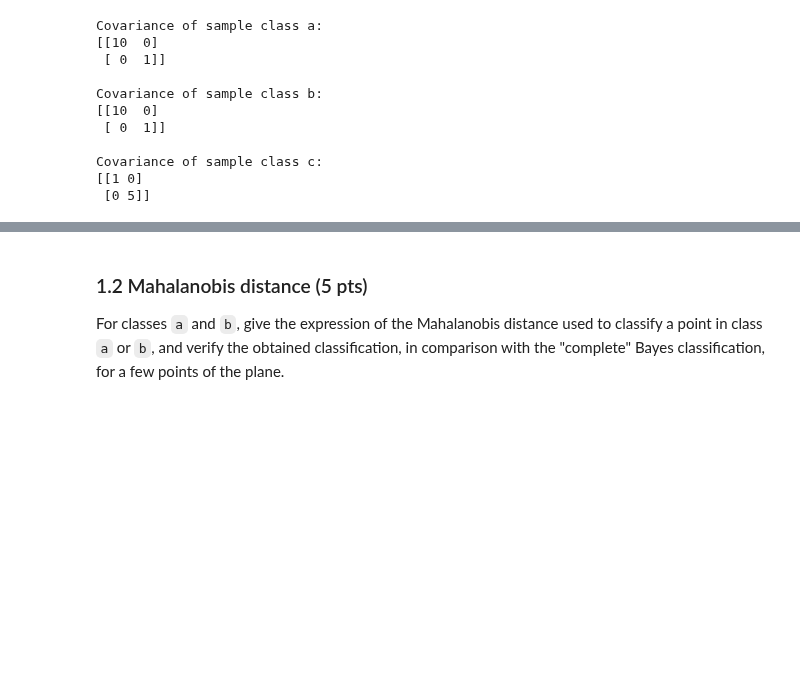
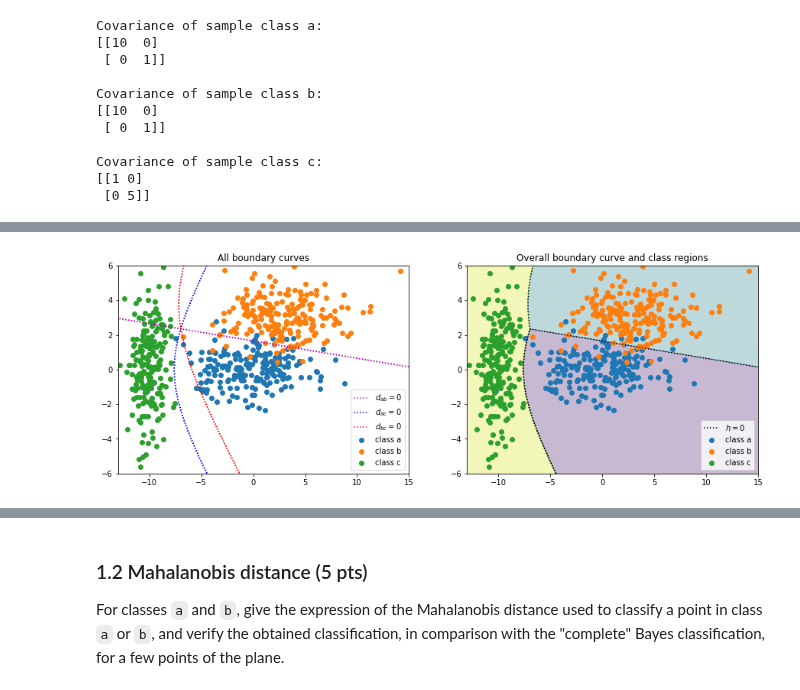
Before and after one commit to Andrea-Oliveri/Image-Processing-Assignements, a Jupyter notebook: Labs/lab_03_classification.ipynb, the cells around one changed output, grey strips where cells are left out. Cells and saved outputs as stored; diff of their text form; code cells hidden in the pictures; blank space fills up the shorter version.

```diff
--- a/Labs/lab_03_classification.ipynb
+++ b/Labs/lab_03_classification.ipynb
@@ -278,19 +250,0 @@ plt.show()
-# %%
-def classify_bayes(X):
-    # (X) 1 datapoint
-    # a -> 0 | b -> 1 | c -> 2
-    x,y = X
-    f = d1(x,y)
-    g = d2(x,y)
-    h = d3(x,y)
-
-    if f >= 0:
-        if g >= 0:
-            return 0
-        else:
-            return 2
-    else:
-        if h >= 0:
-            return 1
-        else:
-            return 2
@@ -412,0 +309,44 @@ Aggregated accuracy over all 3 classes: 0.9616666666666667
+# %%
+x1_min = np.floor(np.min([np.min(a[:,0]), np.min(b[:,0]), np.min(c[:,0])]))
+x1_max = np.ceil (np.max([np.max(a[:,0]), np.max(b[:,0]), np.max(c[:,0])]))
+x2_min = np.floor(np.min([np.min(a[:,1]), np.min(b[:,1]), np.min(c[:,1])]))
+x2_max = np.ceil (np.max([np.max(a[:,1]), np.max(b[:,1]), np.max(c[:,1])]))
+
+# Create 1-D arrays for horizontal and vertical dimensions.
+resolution_mesh = 1000
+x1_list = np.linspace(x1_min, x1_max, resolution_mesh)
+x2_list = np.linspace(x2_min, x2_max, resolution_mesh)
+
+# Create 2-D grid of points filling the whole plot.
+x1_meshgrid, x2_meshgrid = np.meshgrid(x1_list, x2_list)
+d_ab_points = d_ab(x1_meshgrid, x2_meshgrid) > 0
+d_ac_points = d_ac(x1_meshgrid, x2_meshgrid) > 0
+d_bc_points = d_bc(x1_meshgrid, x2_meshgrid) > 0
+h_points    = classify_bayes(x1_meshgrid, x2_meshgrid)
+
+fig, ax = plt.subplots(1, 2, figsize=(15,5))
+
+# Plot contour lines.
+d_ab_contour = ax[0].contour (x1_meshgrid, x2_meshgrid, d_ab_points, 1, colors = 'm', linestyles = 'dotted')
+d_ac_contour = ax[0].contour (x1_meshgrid, x2_meshgrid, d_ac_points, 1, colors = 'b', linestyles = 'dotted')
+d_bc_contour = ax[0].contour (x1_meshgrid, x2_meshgrid, d_bc_points, 1, colors = 'r', linestyles = 'dotted')
+h_contour    = ax[1].contour (x1_meshgrid, x2_meshgrid, h_points   , 1, colors = 'k', linestyles = 'dotted')
+h_contourf   = ax[1].contourf(x1_meshgrid, x2_meshgrid, h_points, alpha = 0.3)
+d_ab_contour.collections[0].set_label("$d_{ab} = 0$")
+d_ac_contour.collections[0].set_label("$d_{ac} = 0$")
+d_bc_contour.collections[0].set_label("$d_{bc} = 0$")
+h_contour   .collections[0].set_label("$h = 0$")
+
+
+# Plot points in both subplots.
+for ax_iter in ax:
+    ax_iter.scatter(a[:,0], a[:,1], label = 'class a')
+    ax_iter.scatter(b[:,0], b[:,1], label = 'class b')
+    ax_iter.scatter(c[:,0], c[:,1], label = 'class c')
+    ax_iter.legend()
+
+ax[0].set_title('All boundary curves')
+ax[1].set_title('Overall boundary curve and class regions')
+plt.show()
+# %% [output]
+[figure, added]
```
Also changed, not shown: parts of 26 cells of this notebook.
